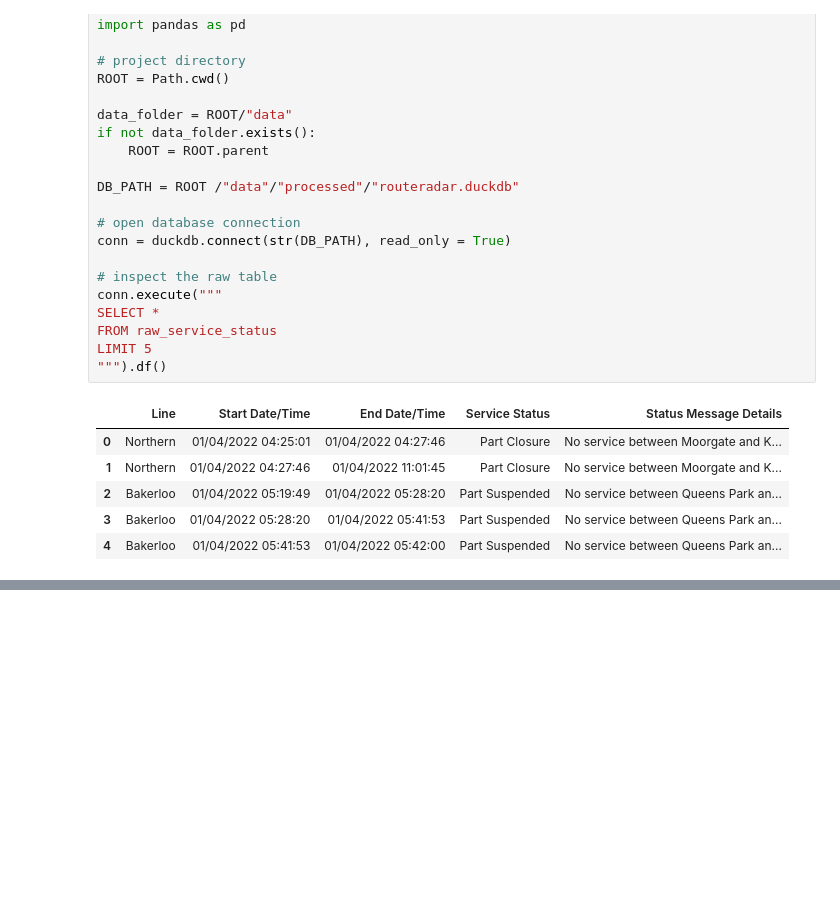
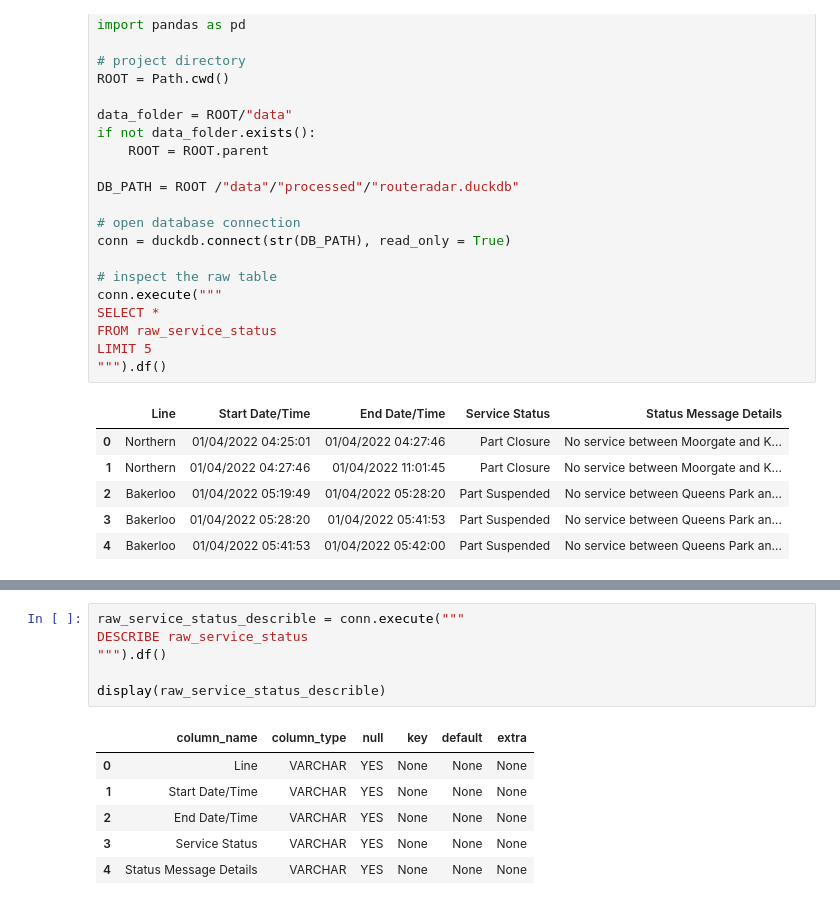
Before and after one commit to RithinBhudia/RouteRadar, a Jupyter notebook: notebooks/01_profiling_historical.ipynb, the cells around one changed output, grey strips where cells are left out. Cells and saved outputs as stored; diff of their text form; blank space fills up the shorter version.

```diff
--- a/notebooks/01_profiling_historical.ipynb
+++ b/notebooks/01_profiling_historical.ipynb
@@ -35,0 +53,13 @@ LIMIT 5
+# %%
+raw_service_status_describle = conn.execute("""
+DESCRIBE raw_service_status
+""").df()
+
+display(raw_service_status_describle)
+# %% [output]
+|  | column_name | column_type | null | key | default | extra |
+| 0 | Line | VARCHAR | YES | None | None | None |
+| 1 | Start Date/Time | VARCHAR | YES | None | None | None |
+| 2 | End Date/Time | VARCHAR | YES | None | None | None |
+| 3 | Service Status | VARCHAR | YES | None | None | None |
+| 4 | Status Message Details | VARCHAR | YES | None | None | None |
```
Also changed, not shown: parts of 29 cells of this notebook.
